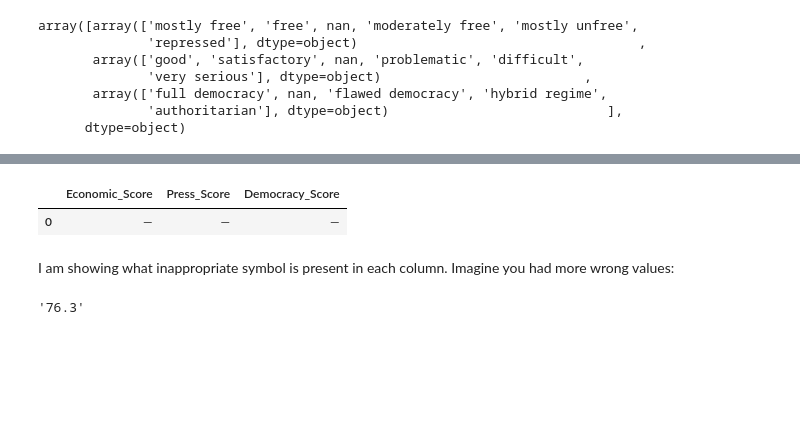
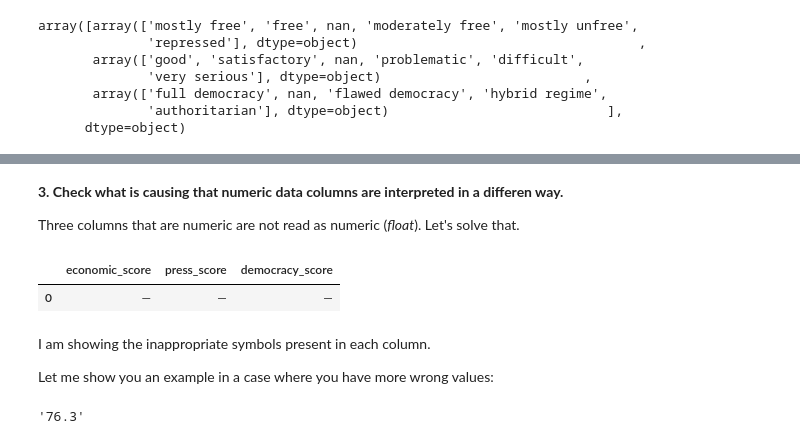
Before and after one commit to DACSS-PreProcessing/dataFormatting_py, a Jupyter notebook: index.ipynb, the cells around one changed output, grey strips where cells are left out. Cells and saved outputs as stored; diff of their text form; code cells hidden in the pictures; blank space fills up the shorter version.

```diff
--- a/index.ipynb
+++ b/index.ipynb
@@ -121,4 +202,0 @@ Let's do the first step:
-# %%
-# all the text cell are in this columns: freedom.iloc[:,0::2]
-
-freedom.iloc[:,0::2]=freedom.iloc[:,0::2].apply(lambda x:x.str.strip())
@@ -126,0 +203,4 @@ Let's do the second one:
+# %%
+# which are the non numeric
+nonNumericCols=freedom.columns[~freedom.columns.str.endswith('score')]
+nonNumericCols
@@ -126,0 +209,4 @@ Let's do the second one:
+# %%
+# preventive cleaning
+
+freedom.loc[:,nonNumericCols]=freedom.loc[:,nonNumericCols].apply(lambda x:x.str.strip())
@@ -158,11 +245,21 @@ Let's check why some column scores are "object":
+# %% [markdown]
+**3. Check what is causing that numeric data columns are interpreted in a differen way.**
+
+Three columns that are numeric are not read as numeric (_float_). Let's solve that.
+# %%
+NumericColsBad=NumericCols[1:]
 # %%
 # show me the cells that do not resemble numeric as xx.xx:
-freedom.iloc[:,3::2].apply(lambda x: pd.unique(x[~x.str.contains(r'^\d+.*\d*$')]))
+numericFormat=r'^\d+.*\d*$'
+
+NumericCols=freedom.columns[freedom.columns.str.endswith('score')]
+freedom.loc[:,NumericColsBad].apply(lambda x: pd.unique(x[~x.str.contains(numericFormat)]))
 # %% [output]
-|  | Economic_Score | Press_Score | Democracy_Score |
+|  | economic_score | press_score | democracy_score |
 | 0 | — | — | — |
 # %% [markdown]
-I am showing what inappropriate symbol is present in each column.
-Imagine you had more wrong values:
+I am showing the inappropriate symbols  present in each column.
+
+Let me show you an example in a case where you have more wrong values:
 # %%
 # instead of
```
Also changed, not shown: parts of 66 cells of this notebook, 2 other files.
